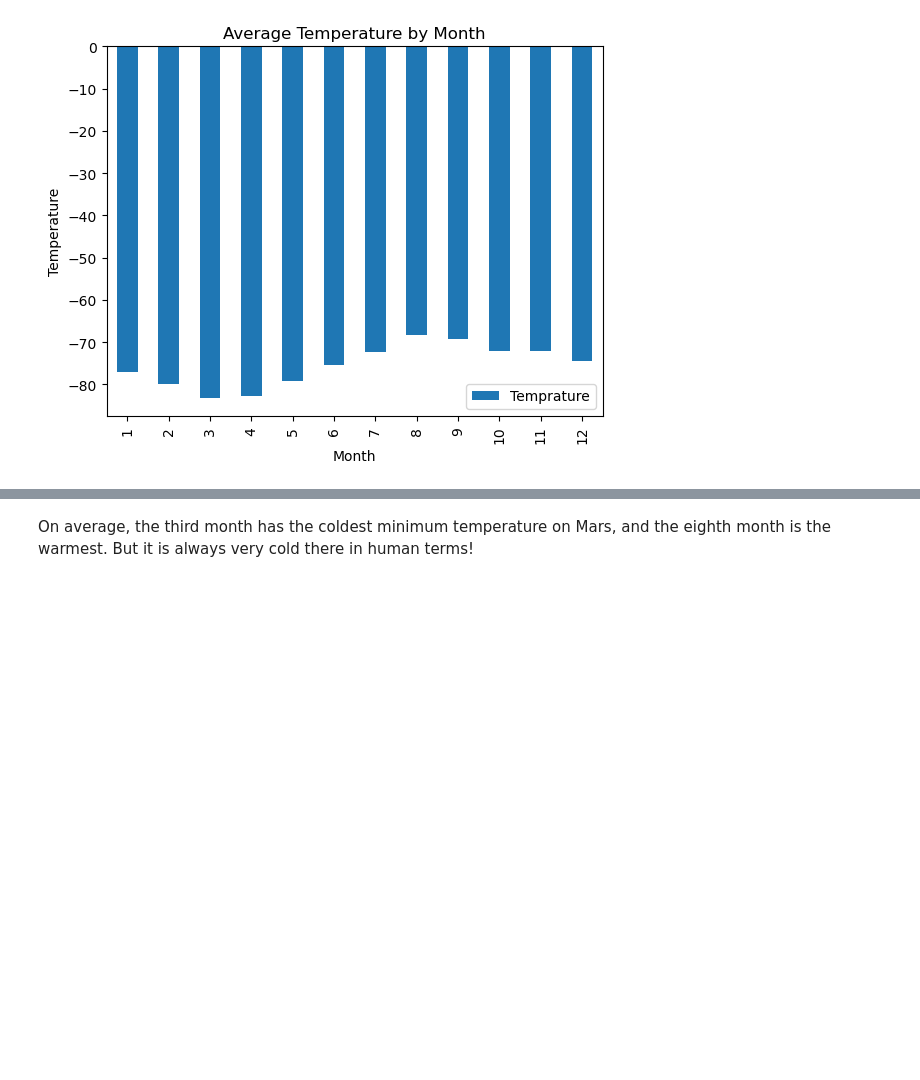
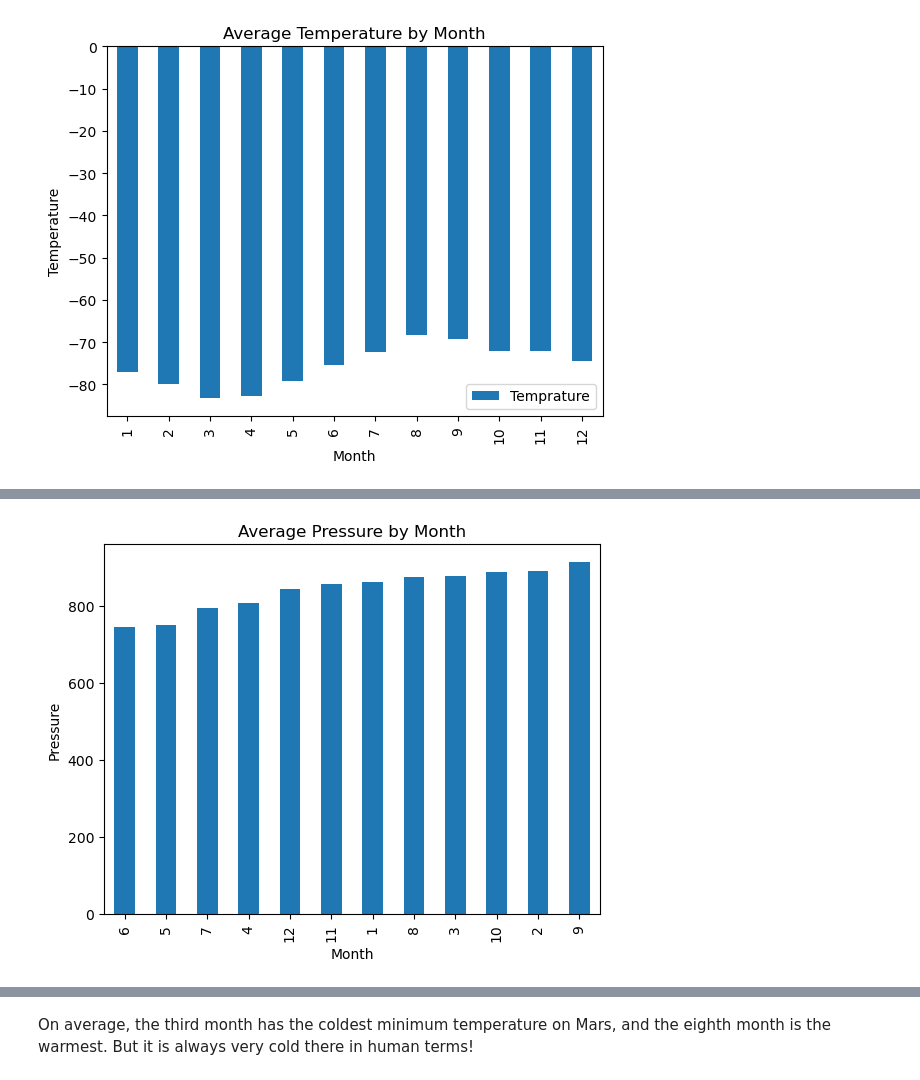
Before and after one commit to EliassHagos/web-scraping-and-data-analysis, a Jupyter notebook: part_2_mars_weather.ipynb, the cells around one changed output, grey strips where cells are left out. Cells and saved outputs as stored; diff of their text form; code cells hidden in the pictures; blank space fills up the shorter version.

```diff
--- a/part_2_mars_weather.ipynb
+++ b/part_2_mars_weather.ipynb
@@ -226,4 +247,6 @@ Month 1 is the hottest month in Curiosity's location
 # %%
 # 4. Average pressure by Martian month
+average_pressure = mars_df.groupby(['month']).mean()['pressure'].sort_values()
+average_pressure
 # %% [output]
 month
@@ -247,2 +266,11 @@ Name: pressure, dtype: float64
+# %%
+# Plot the average pressure by month
+average_pressure.plot(kind='bar')
+plt.title('Average Pressure by Month')
+plt.xlabel("Month")
+plt.ylabel("Pressure")
+plt.show()
+# %% [output]
+[figure, added]
 # %%
 # 5. How many terrestrial (earth) days are there in a Martian year?
```
Also changed, not shown: parts of 11 cells of this notebook, 1 other file.
